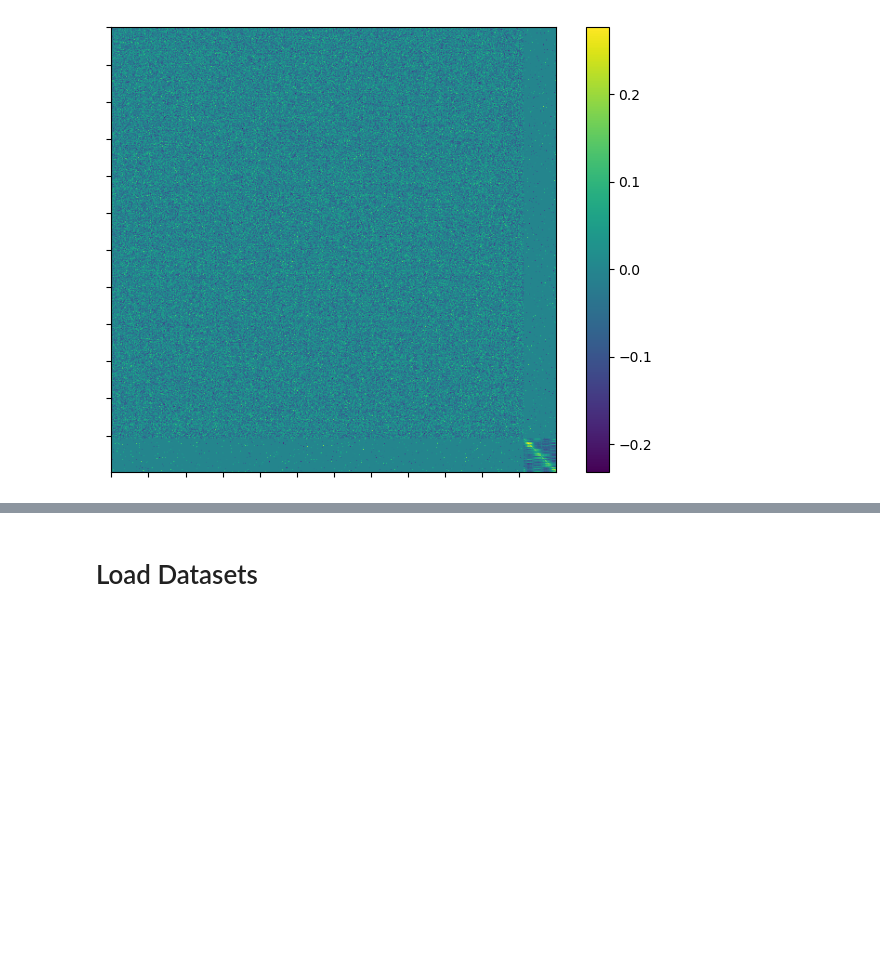
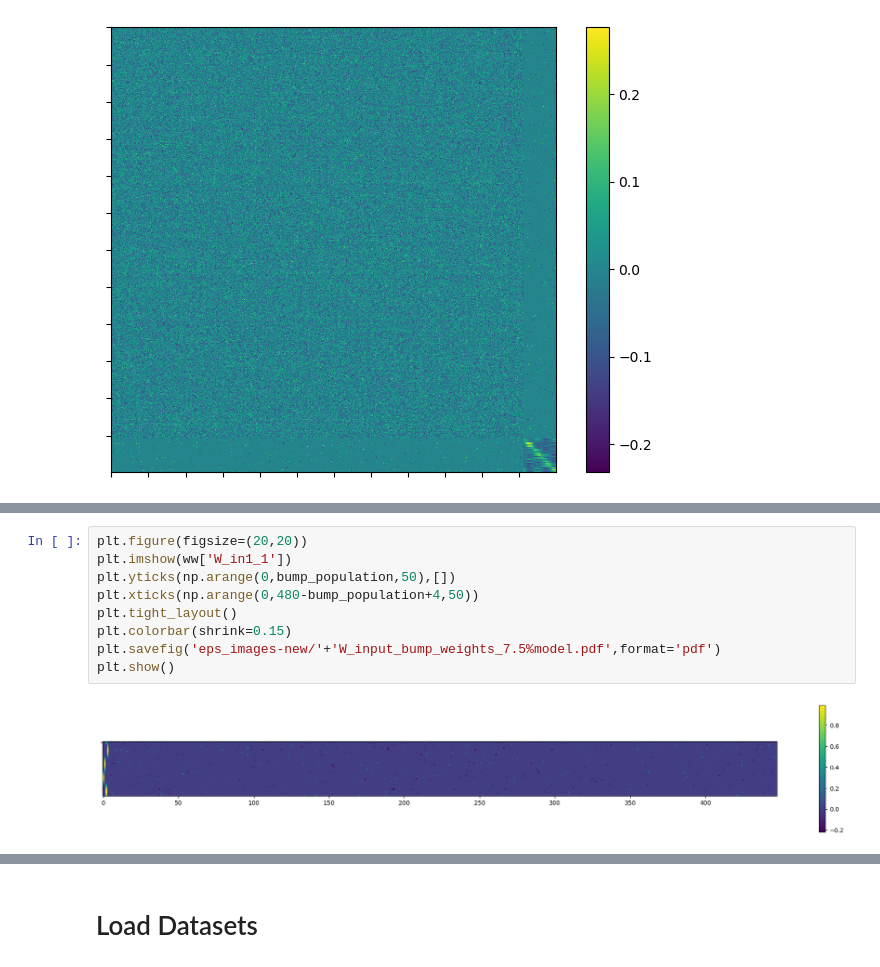
Before and after one commit to esigalas/MixedConnectivityModels, a Jupyter notebook: DLPFC-Mixed_Region_Models_Set_and_Train_.ipynb, the cells around one changed output, grey strips where cells are left out. Cells and saved outputs as stored; diff of their text form; blank space fills up the shorter version.

```diff
--- a/DLPFC-Set_and_Train_Mixed_Region_Models.ipynb
+++ b/DLPFC-Mixed_Region_Models_Set_and_Train_.ipynb
@@ -474,0 +505,11 @@ plt.show()
+# %%
+plt.figure(figsize=(20,20))
+plt.imshow(ww['W_in1_1'])
+plt.yticks(np.arange(0,bump_population,50),[])
+plt.xticks(np.arange(0,480-bump_population+4,50))
+plt.tight_layout()
+plt.colorbar(shrink=0.15)
+plt.savefig('eps_images-new/'+'W_input_bump_weights_7.5%model.pdf',format='pdf')
+plt.show()
+# %% [output]
+[figure, added]
```
Also changed, not shown: parts of 9 cells of this notebook.
